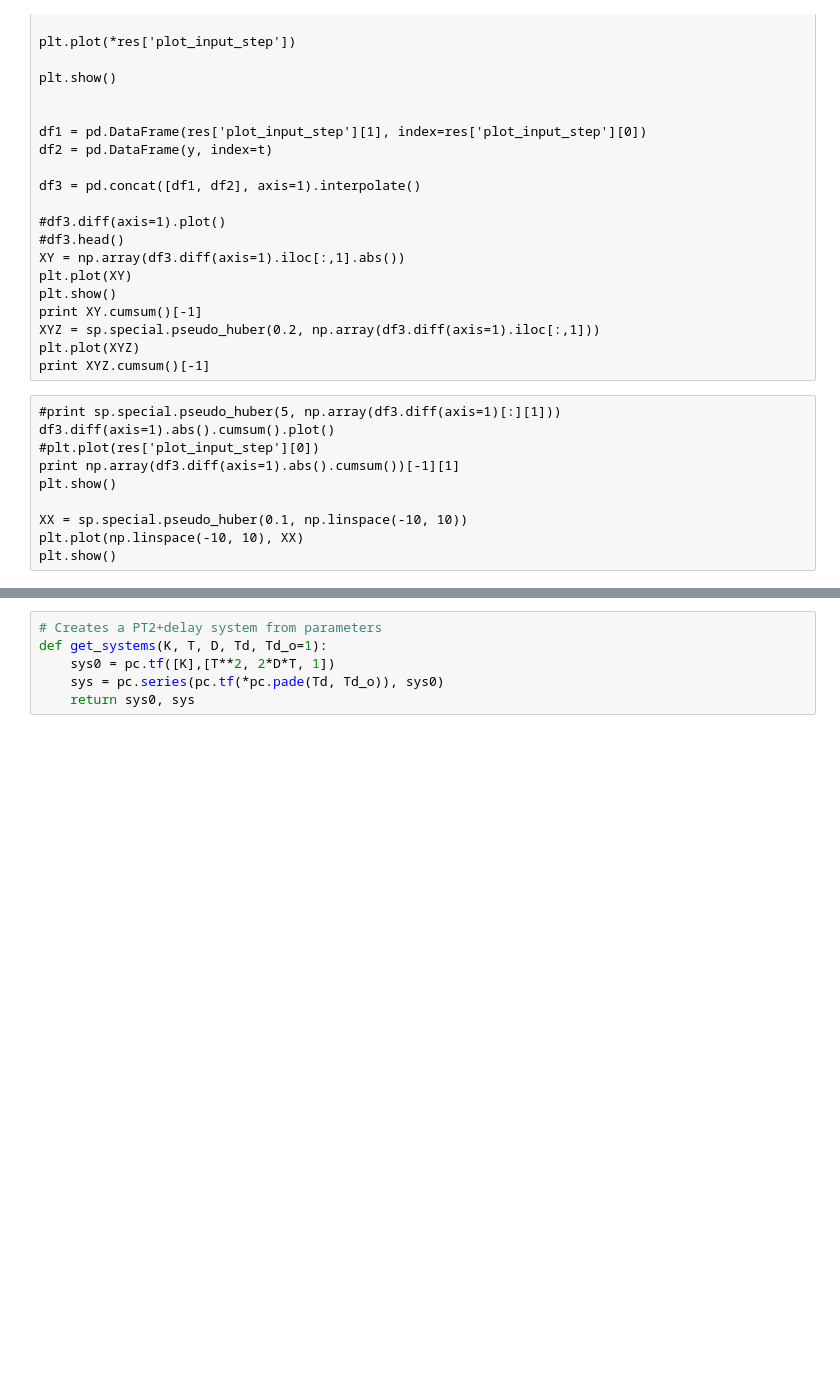
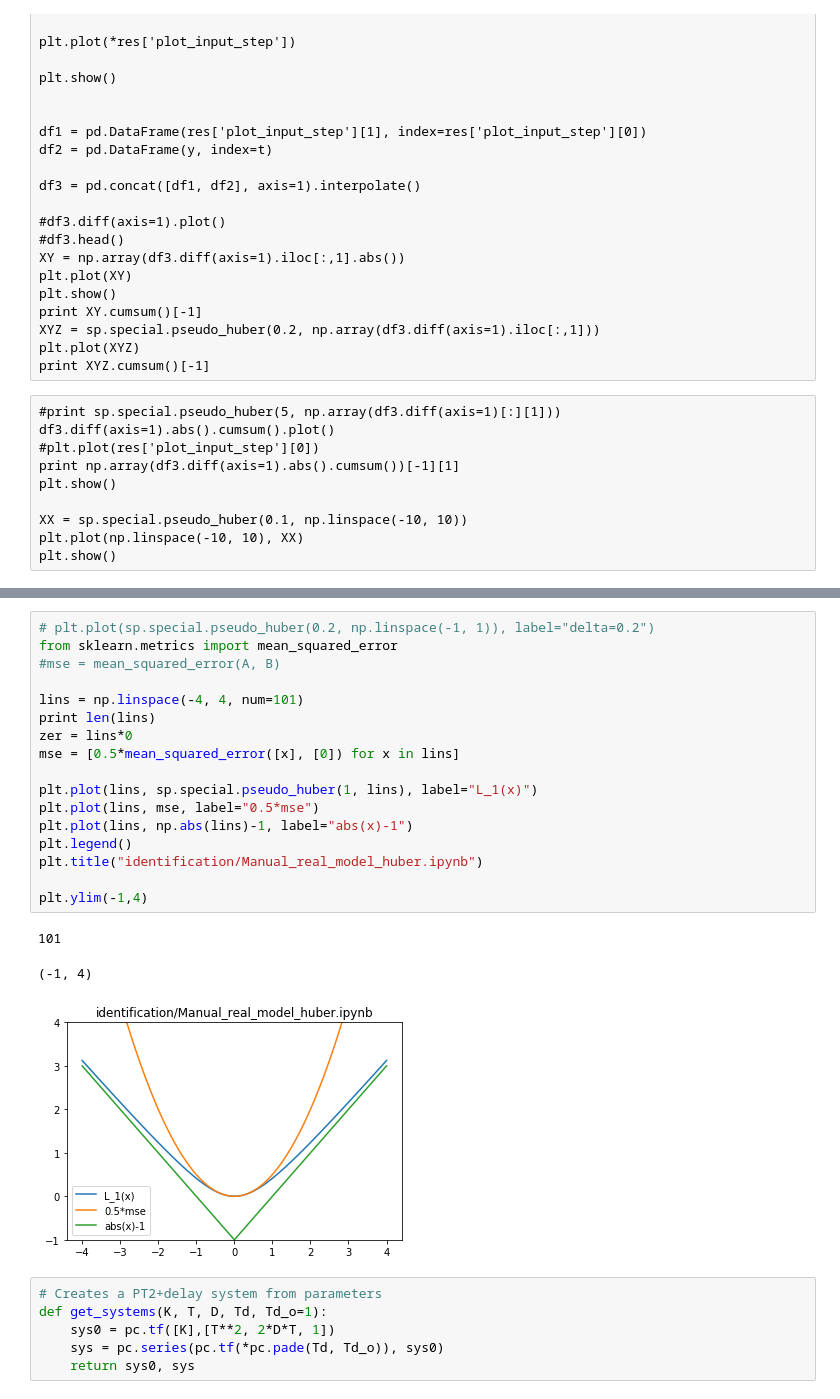
Before and after one commit to ipa-lth/jupyter_nb, a Jupyter notebook: identification/Manual_real_model_huber.ipynb, the cells around one changed output, grey strips where cells are left out. Cells and saved outputs as stored; diff of their text form; blank space fills up the shorter version.

```diff
--- a/identification/Manual_real_model_huber.ipynb
+++ b/identification/Manual_real_model_huber.ipynb
@@ -107,3 +105,24 @@ array([inf, inf])
+# %%
+# plt.plot(sp.special.pseudo_huber(0.2, np.linspace(-1, 1)), label="delta=0.2")
+from sklearn.metrics import mean_squared_error
+#mse = mean_squared_error(A, B)
+
+lins = np.linspace(-4, 4, num=101)
+print len(lins)
+zer = lins*0
+mse = [0.5*mean_squared_error([x], [0]) for x in lins]
+
+plt.plot(lins, sp.special.pseudo_huber(1, lins), label="L_1(x)")
+plt.plot(lins, mse, label="0.5*mse")
+plt.plot(lins, np.abs(lins)-1, label="abs(x)-1")
+plt.legend()
+plt.title("identification/Manual_real_model_huber.ipynb")
+
+plt.ylim(-1,4)
+# %% [output]
+101
+(-1, 4)
+[figure, added]
 # %%
 # Creates a PT2+delay system from parameters
 def get_systems(K, T, D, Td, Td_o=1):
```
Also changed, not shown: parts of 9 cells of this notebook, 3 other files.
